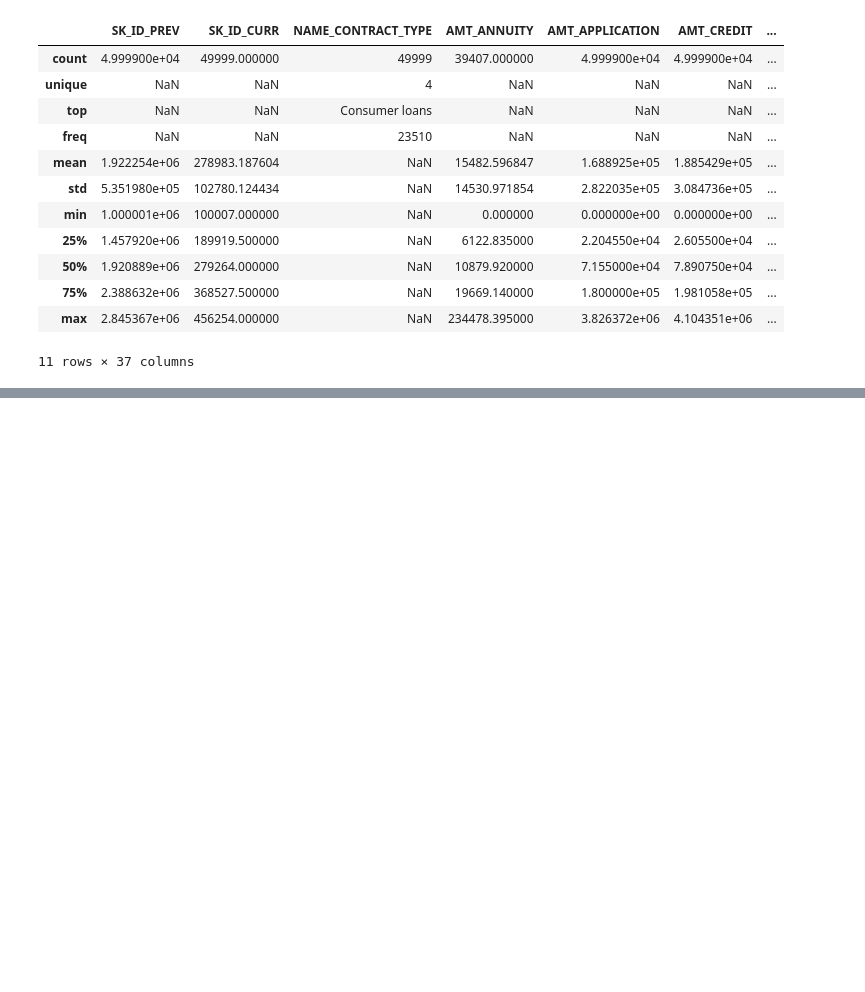
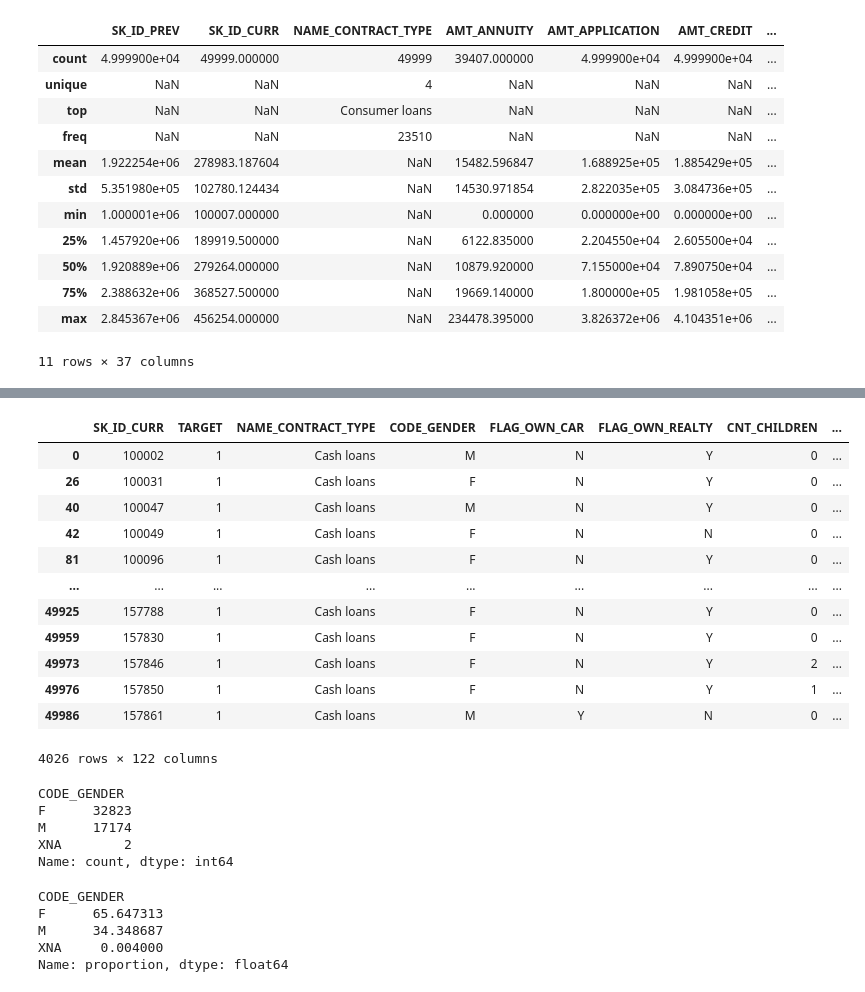
Before and after one commit to Rider-04/daily-python-data-lab, a Jupyter notebook: 03_pandas/bank_loan_case_study.ipynb, the cells around one changed output, grey strips where cells are left out. Saved outputs shown, nothing was run; the diff lists cells and outputs as text; code cells hidden in the pictures; blank space fills up the shorter version.

```diff
--- a/03_pandas/bank_loan_case_study.ipynb
+++ b/03_pandas/bank_loan_case_study.ipynb
@@ -417,0 +466,32 @@ list(set(df_prev_app.columns)-set(df_prev_app.describe().columns))
+# %%
+df_app[(df_app["TARGET"]==1)]
+# %% [output]
+|  | SK_ID_CURR | TARGET | NAME_CONTRACT_TYPE | CODE_GENDER | FLAG_OWN_CAR | FLAG_OWN_REALTY | CNT_CHILDREN | ... |
+| 0 | 100002 | 1 | Cash loans | M | N | Y | 0 | ... |
+| 26 | 100031 | 1 | Cash loans | F | N | Y | 0 | ... |
+| 40 | 100047 | 1 | Cash loans | M | N | Y | 0 | ... |
+| 42 | 100049 | 1 | Cash loans | F | N | N | 0 | ... |
+| 81 | 100096 | 1 | Cash loans | F | N | Y | 0 | ... |
+| ... | ... | ... | ... | ... | ... | ... | ... | ... |
+| 49925 | 157788 | 1 | Cash loans | F | N | Y | 0 | ... |
+| 49959 | 157830 | 1 | Cash loans | F | N | Y | 0 | ... |
+| 49973 | 157846 | 1 | Cash loans | F | N | Y | 2 | ... |
+| 49976 | 157850 | 1 | Cash loans | F | N | Y | 1 | ... |
+| 49986 | 157861 | 1 | Cash loans | M | Y | N | 0 | ... |
+4026 rows × 122 columns
+# %%
+df_app["CODE_GENDER"].value_counts()
+# %% [output]
+CODE_GENDER
+F      32823
+M      17174
+XNA        2
+Name: count, dtype: int64
+# %%
+df_app["CODE_GENDER"].value_counts(normalize=True)*100
+# %% [output]
+CODE_GENDER
+F      65.647313
+M      34.348687
+XNA     0.004000
+Name: proportion, dtype: float64
```
Also changed, not shown: parts of 18 cells of this notebook, 1 other file.
